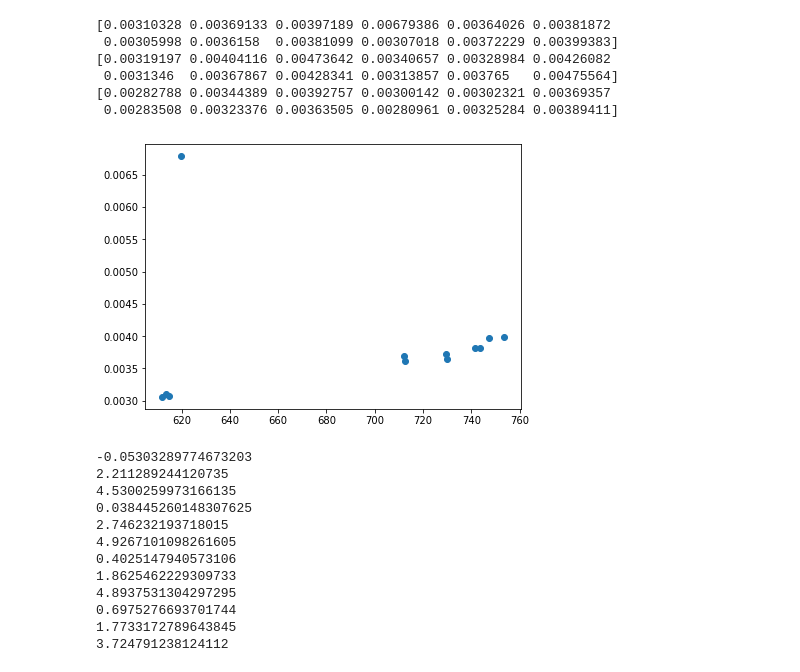
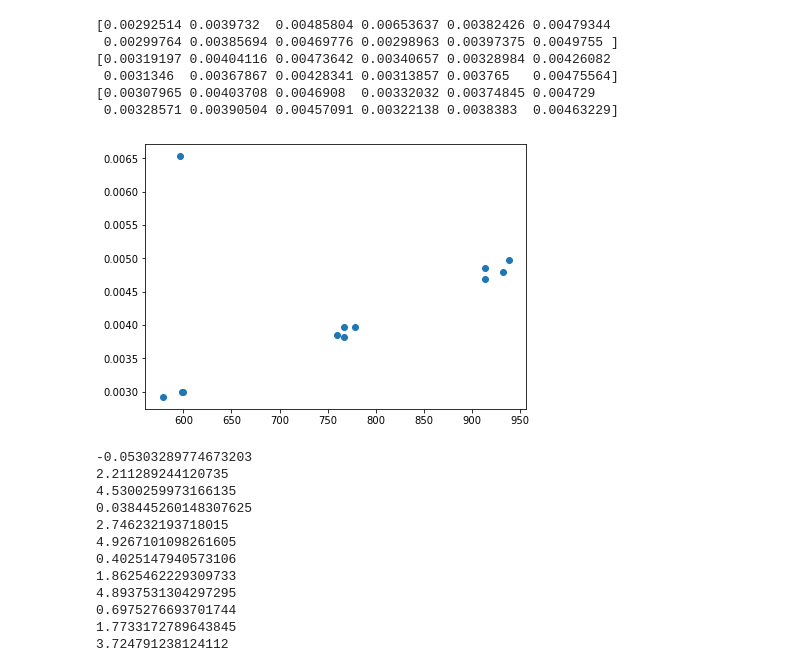
Before and after one commit to ChaseKlewicki/VCRC, a Jupyter notebook: Test.ipynb, the cells around one changed output. Drawn from its saved outputs; the diff is of its cells as text; code cells hidden in the pictures.

```diff
--- a/Test.ipynb
+++ b/Test.ipynb
@@ -1207,36 +1260,0 @@ modelData = modelData.reset_index()
-# %%
-from analysis_functions import *
-
-makeData = pd.DataFrame()
-
-for index, row in experimentalData.iterrows():
-
-#     if index == 0:
-
-    Inputs = np.array([
-                       row['Ambient T (K)'],
-                       row['Pod T (K)'],
-                       row['Total Heat Load (W)'],
-                      ])
-
-    Param = np.array([1500,
-                      2600, # Matches HT-900 CFM of 350 CFM and ~ 40: W measured with power meter 01/22 https://www.cnet.com/products/honeywell-ht-900-turboforce-air-circulator-fan/
-                      3300 # Matches 80 W measured with power meter 01/22
-                     ])
-
-    [P, T, h, s, abscissa, m_dot, Q_L, Q_H, W, W_fan_c, W_fan_e, COSP, Deficit] = make_cycle([row['P (Pa)'][1], row['P (Pa)'][0], 0.1],
-                                                                                             Inputs,
-                                                                                             Param)
-
-    makeData = makeData.append(pd.DataFrame({'P (Pa)': [P], 'T (K)': [T], 'h (j/kg)': [h], 's (j/kg K)': [s], 'abcissa': [abscissa],
-                                               'Mass Flux (kg/s)': [m_dot], 'Evaporator Heat Transfer (W)': Q_L, 'Condenser Heat Transfer (W)': Q_H, 'Compressor Work (W)': W,
-                                               'Condenser Fan Work': W_fan_c, 'Evapoator Fan Work': W_fan_e, 'COSP': COSP, 'Deficits': [Deficit]}))
-
-
-    thermodynamic_plots(experimentalData.iloc[index], makeData.iloc[-1], lgnd = ['Vapor Dome', 'Refrigeration Cycle Model',
-                        'Refrigeration Cycle Measured', 'Ambient Temperature',
-                       'Pod Temperature'], annotate = True)
-    print(Deficit)
-
-
-makeData = makeData.reset_index()
@@ -1542,11 +1546,11 @@ def compr_func( inlet_state, RPM, P_ratio):
 
 
     #Param
-    eta_v = 2 * (1 - 0.2 * P_ratio) # Volumetric efficiency
+    eta_v = 2 * (1 - 0.3125 * P_ratio) # Volumetric efficiency
     Disp = 5.25E-6    # [m^3 per rev] #volume displacement
 
     if eta_v < 0:
-        raise ValueError('Compression ratio too high')
+        raise ValueError('Compression ratio too high: ' + str(P_ratio))
 
     h_g   = CP.PropsSI('H', 'P', P_e, 'Q', 1, 'R410a')
     if h_e_o < h_g:
@@ -1572,39 +1576,39 @@ for ind, row in experimentalData.iterrows():
     T_in = CP.PropsSI('T', 'P', row['P (Pa)'][0], 'Q' , 1, 'R410a') + 0.5
     compressor = np.append(compressor, compr_func([row['P (Pa)'][0],
                                                    CP.PropsSI('H', 'P', row['P (Pa)'][0], 'T', T_in, 'R410a')],
-                                                  1500,
+                                                  5000,
                                                   row['P (Pa)'][1] / row['P (Pa)'][0]))
 
 #     def obj(x):
 #         k = compr_func([row['P (Pa)'][0], row['h (j/kg)'][0]], x, row['P (Pa)'][1] / row['P (Pa)'][0]) - m[ind]
 #         return k
 
 #     RPM = np.append(RPM, root_scalar(f=obj, x0 = 750, bracket = [400,  10000]).root)
 #     compressor = np.append(compressor, compr_func([row['P (Pa)'][0], row['h (j/kg)'][0]], RPM[ind], row['P (Pa)'][1] / row['P (Pa)'][0]))
 print(m)
 print(cap)
 print(compressor)
 fig, ax = plt.subplots(constrained_layout=True)
 # plt.plot(RPM, compressor, 'o')
 plt.plot(experimentalData['Total Heat Load (W)'], m, 'o')
 # plt.plot(compressor, m, 'o')
 # plt.plot(experimentalData['Total Heat Load (W)'], rho,'o')
 # secax = ax.secondary_yaxis('right', functions=(, ))
 # plt.plot(RPM, rho,'.')
 # RPM_fit = np.polyfit(experimentalData['Total Heat Load (W)'] / rho, RPM, 1)
 # plt.plot(np.unique(experimentalData['Total Heat Load (W)'] / rho), np.poly1d(RPM_fit)(np.unique(experimentalData['Total Heat Load (W)'] / rho)))
 
 # plt.plot(m, compressor, 'o')
 # plt.plot(compressor, RPM)
 plt.show()
 # %% [output]
-[0.00310328 0.00369133 0.00397189 0.00679386 0.00364026 0.00381872
- 0.00305998 0.0036158  0.00381099 0.00307018 0.00372229 0.00399383]
+[0.00292514 0.0039732  0.00485804 0.00653637 0.00382426 0.00479344
+ 0.00299764 0.00385694 0.00469776 0.00298963 0.00397375 0.0049755 ]
 [0.00319197 0.00404116 0.00473642 0.00340657 0.00328984 0.00426082
  0.0031346  0.00367867 0.00428341 0.00313857 0.003765   0.00475564]
-[0.00282788 0.00344389 0.00392757 0.00300142 0.00302321 0.00369357
- 0.00283508 0.00323376 0.00363505 0.00280961 0.00325284 0.00389411]
+[0.00307965 0.00403708 0.0046908  0.00332032 0.00374845 0.004729
+ 0.00328571 0.00390504 0.00457091 0.00322138 0.0038383  0.00463229]
-[figure, old version]
+[figure, new version]
 # %%
 error_P = []
 error_T = []
```
Also changed, not shown: parts of 3 cells of this notebook, 2 other files.
